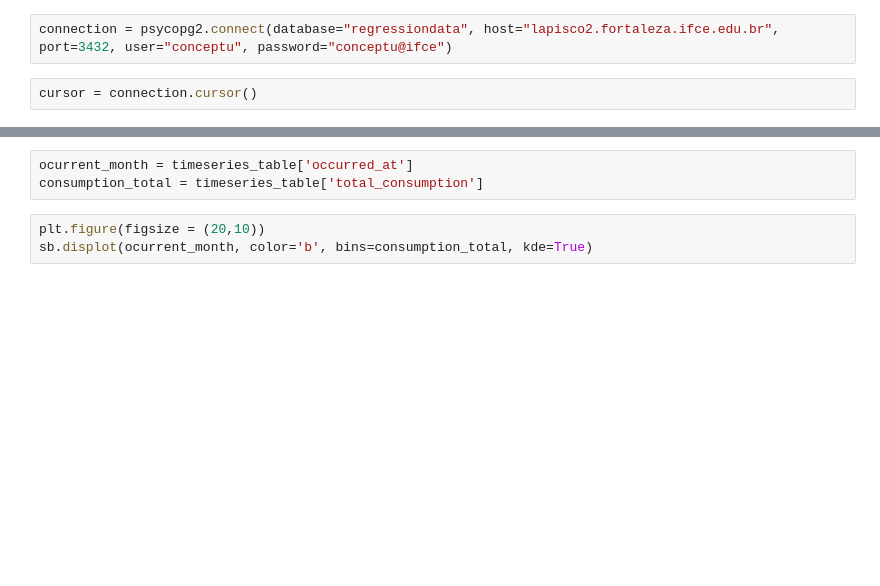
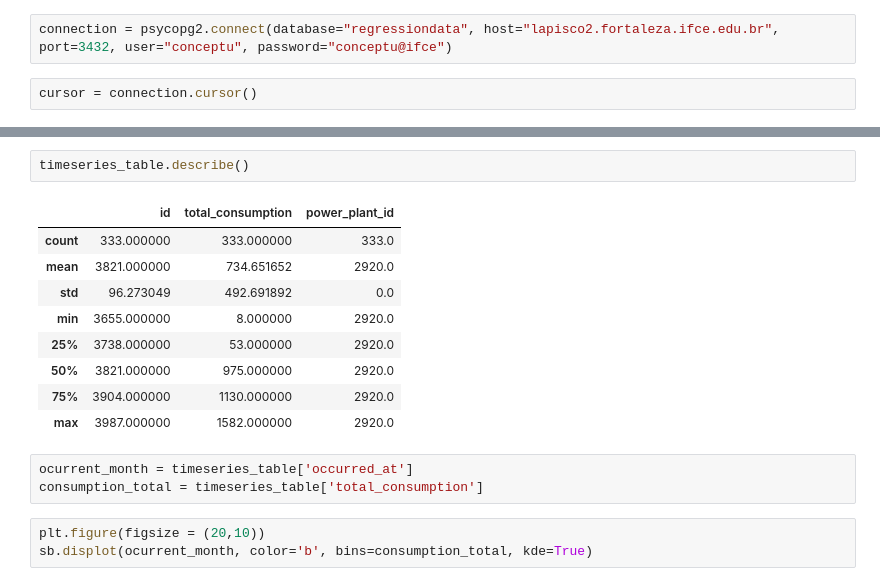
Before and after one commit to YasRordrigues/PolinomionRegretion, a Jupyter notebook: timeseries_eda.ipynb, the cells around one changed output, grey strips where cells are left out. Cells and saved outputs as stored; diff of their text form; blank space fills up the shorter version.

Commit message:
timeseries graphic atualização, descrição

```diff
--- a/timeseries_eda.ipynb
+++ b/timeseries_eda.ipynb
@@ -29,6 +29,18 @@ display(timeseries_table.head())
 | 2 | 3682 | 2022-08-14 22:55:27.808443-03:00 | 2022-08-14 22:55:27.808443-03:00 | 2021-05-28 | [0.27, None, None, None, None, No... | [-0.78, None, None, None, None, N... | 903.0 | ... |
 | 3 | 3683 | 2022-08-14 22:55:27.825419-03:00 | 2022-08-14 22:55:27.825419-03:00 | 2021-05-29 | [0.22, None, None, None, None, No... | [-0.73, None, None, None, None, N... | 58.0 | ... |
 | 4 | 3684 | 2022-08-14 22:55:27.841074-03:00 | 2022-08-14 22:55:27.841074-03:00 | 2021-05-30 | [0.46, None, None, None, None, No... | [-0.91, None, None, None, None, N... | 35.0 | ... |
+# %%
+timeseries_table.describe()
+# %% [output]
+|  | id | total_consumption | power_plant_id |
+| count | 333.000000 | 333.000000 | 333.0 |
+| mean | 3821.000000 | 734.651652 | 2920.0 |
+| std | 96.273049 | 492.691892 | 0.0 |
+| min | 3655.000000 | 8.000000 | 2920.0 |
+| 25% | 3738.000000 | 53.000000 | 2920.0 |
+| 50% | 3821.000000 | 975.000000 | 2920.0 |
+| 75% | 3904.000000 | 1130.000000 | 2920.0 |
+| max | 3987.000000 | 1582.000000 | 2920.0 |
 # %%
 ocurrent_month = timeseries_table['occurred_at']
 consumption_total = timeseries_table['total_consumption']
```
